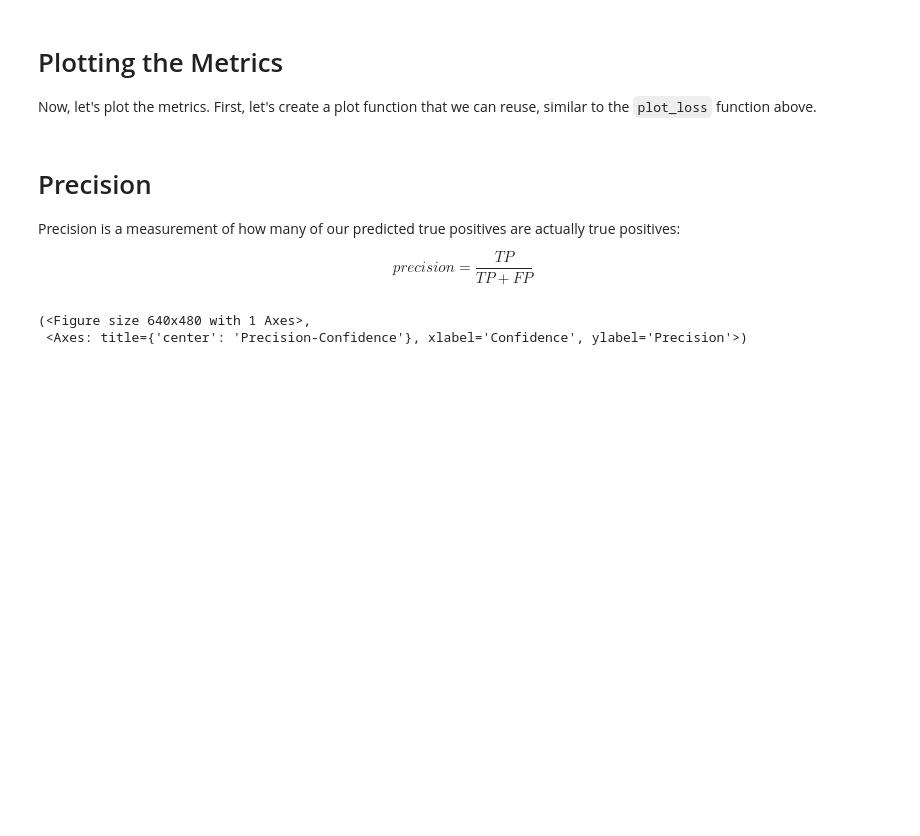
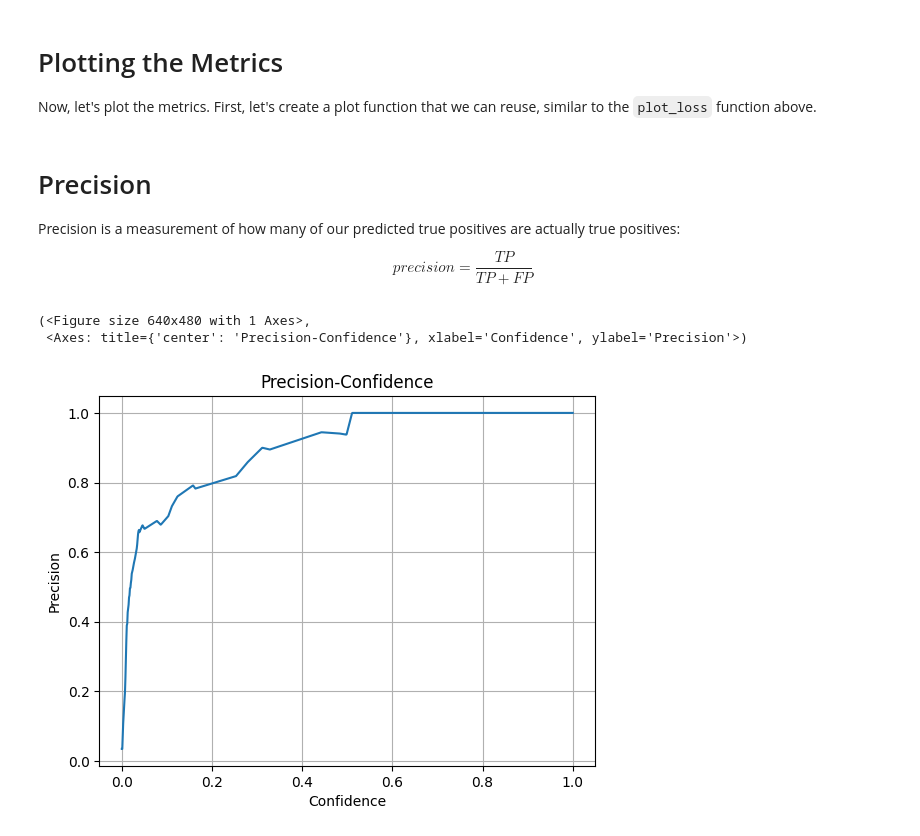
Before and after one commit to aml-2023/final-project, a Jupyter notebook: metrics.ipynb, the cells around one changed output. Cells and saved outputs as stored; diff of their text form; code cells hidden in the pictures; blank space fills up the shorter version.

Commit message:
yolo * add recall, precision-recall, f1 metrics plots * use unix line endings in fetch data script

```diff
--- a/metrics.ipynb
+++ b/metrics.ipynb
@@ -151,7 +177,7 @@ Transferred 355/355 items from pretrained weights
 Next, we validate the model on the **test** data by simply calling the `val` method with the path to the `.yaml` file where we specify the dataset. This will return a `Metrics` object from which we can access all the metrics we are interested in.
 # %%
 # Validate the model
-data_path = os.path.abspath("garbage_sub/data.yaml")
+data_path = os.path.abspath("garbage_subset/data.yaml")
 metrics = model.val(data=data_path)  # no arguments needed, dataset and settings remembered
 # %% [output]
 Ultralytics YOLOv8.0.225 🚀 Python-3.9.0 torch-2.1.1+cpu CPU (Intel Core(TM) i5-6200U 2.30GHz)
@@ -162,11 +190,14 @@ Results saved to C:\Users\Jonas\Desktop\Uni\MSc\Year-2\AML\Assignments\final-pro
 # Plotting the Metrics
 Now, let's plot the metrics. First, let's create a plot function that we can reuse, similar to the `plot_loss` function above.
 # %%
-def plot_metric(data, xlabel, ylabel, title, save=False, save_dir=None, save_format="svg"):
+import numpy as np
+
+def plot_metric(x_data, y_data, xlabel, ylabel, title, save=False, save_dir=None, save_format="svg"):
     """Plots a metric of the YOLOv8 model.
 
     arg:
-        data - the data to plot. Should just be a single variable (statistically speaking).
+        x_data - the data to plot on the x axis. Should just be a single variable (statistically speaking). If none, the range of the y_data will be used to plot.
+        y_data - the data to plot on the y axis. Should just be a single variable (statistically speaking).
         xlabel - the label of the x axis.
         ylabel - the label of the y axis.
         title - the title of the plot.
@@ -180,7 +211,10 @@ def plot_metric(data, xlabel, ylabel, title, save=False, save_dir=None, save_for
 
     fig, ax = plt.subplots()
 
-    ax.plot(data)
+    if x_data is None:
+        ax.plot(range(y_data), y_data)
+    else:
+        ax.plot(x_data, y_data)
     ax.set_xlabel(xlabel)
     ax.set_ylabel(ylabel)
     ax.set_title(title)
@@ -199,7 +233,8 @@ $$
 precision = \frac{TP}{TP + FP}
 $$
 # %%
-plot_metric(metrics.box.p_curve.T, "Confidence", "Precision", "Precision-Confidence")
+plot_metric(np.linspace(0, 1, len(metrics.box.p_curve.T)), metrics.box.p_curve.T, "Confidence", "Precision", "Precision-Confidence")
 # %% [output]
 (<Figure size 640x480 with 1 Axes>,
  <Axes: title={'center': 'Precision-Confidence'}, xlabel='Confidence', ylabel='Precision'>)
+[figure, added]
```
Also changed, not shown: parts of 12 cells of this notebook.
